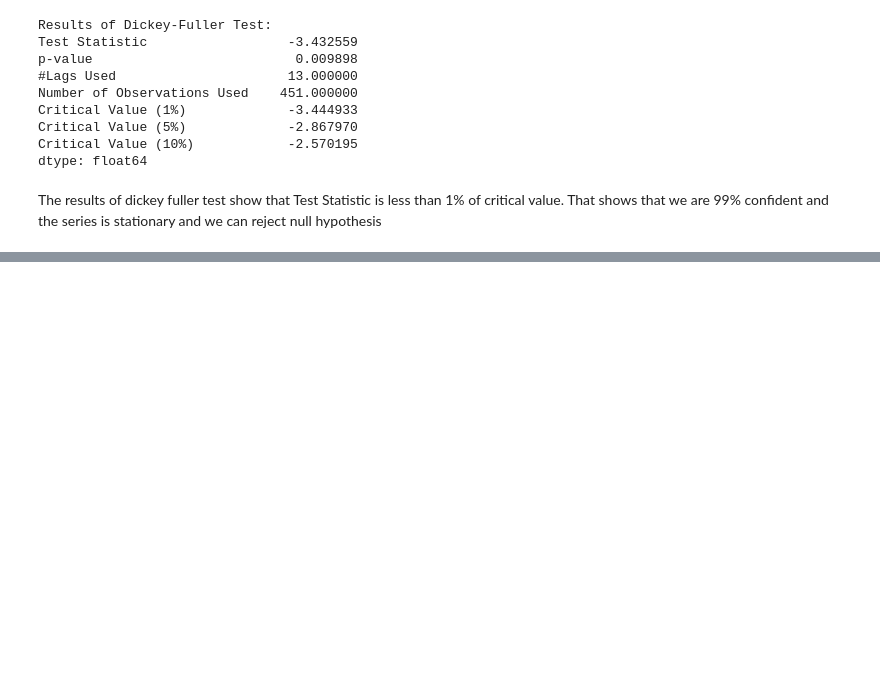
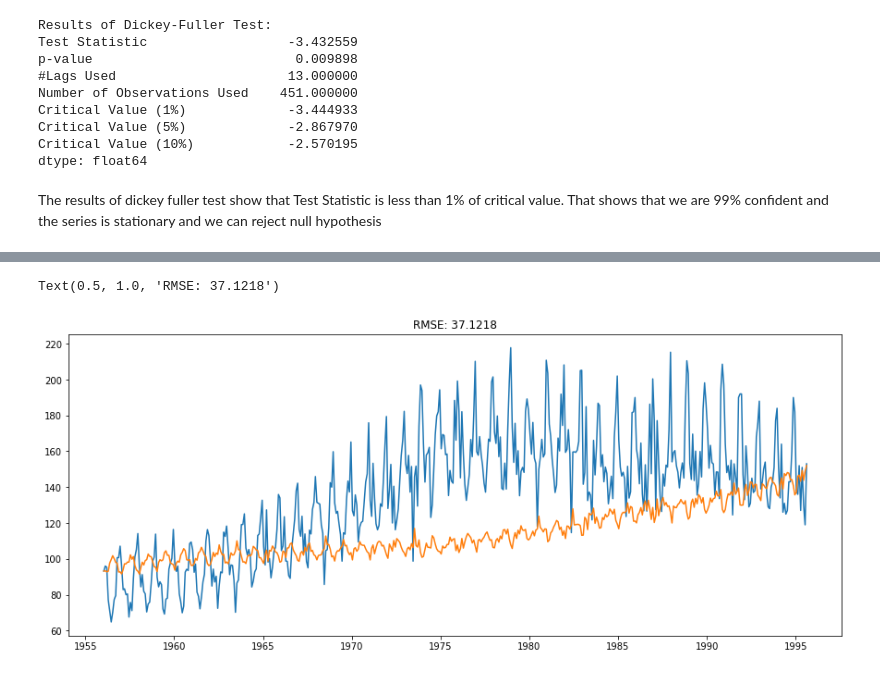
Before and after one commit to sravya273/ML-Practice-Projects, a Jupyter notebook: Beer Production - Time Series/Beer Production.ipynb, the cells around one changed output, grey strips where cells are left out. Cells and saved outputs as stored; diff of their text form; code cells hidden in the pictures; blank space fills up the shorter version.

```diff
--- a/Beer Production - Time Series/Beer Production.ipynb
+++ b/Beer Production - Time Series/Beer Production.ipynb
@@ -131,0 +200,3 @@ The results of dickey fuller test show that Test Statistic is less than 1% of cr
+# %%
+predictions_ARIMA_diff = pd.Series(results_ARIMA.fittedvalues, copy=True)
+predictions_ARIMA_diff.head()
@@ -131,0 +211,3 @@ The results of dickey fuller test show that Test Statistic is less than 1% of cr
+# %%
+predictions_ARIMA_diff_cumsum = predictions_ARIMA_diff.cumsum()
+predictions_ARIMA_diff_cumsum.head()
@@ -131,0 +222,4 @@ The results of dickey fuller test show that Test Statistic is less than 1% of cr
+# %%
+predictions_ARIMA_log = pd.Series(ts_log.iloc[0], index=ts_log.index)
+predictions_ARIMA_log = predictions_ARIMA_log.add(predictions_ARIMA_diff_cumsum,fill_value=0)
+predictions_ARIMA_log.head()
@@ -131,0 +234,8 @@ The results of dickey fuller test show that Test Statistic is less than 1% of cr
+# %%
+predictions_ARIMA = np.exp(predictions_ARIMA_log)
+plt.plot(ts)
+plt.plot(predictions_ARIMA)
+plt.title('RMSE: %.4f'% np.sqrt(sum((predictions_ARIMA-ts)**2)/len(ts)))
+# %% [output]
+Text(0.5, 1.0, 'RMSE: 37.1218')
+[figure, added]
```
Also changed, not shown: parts of 9 cells of this notebook.
